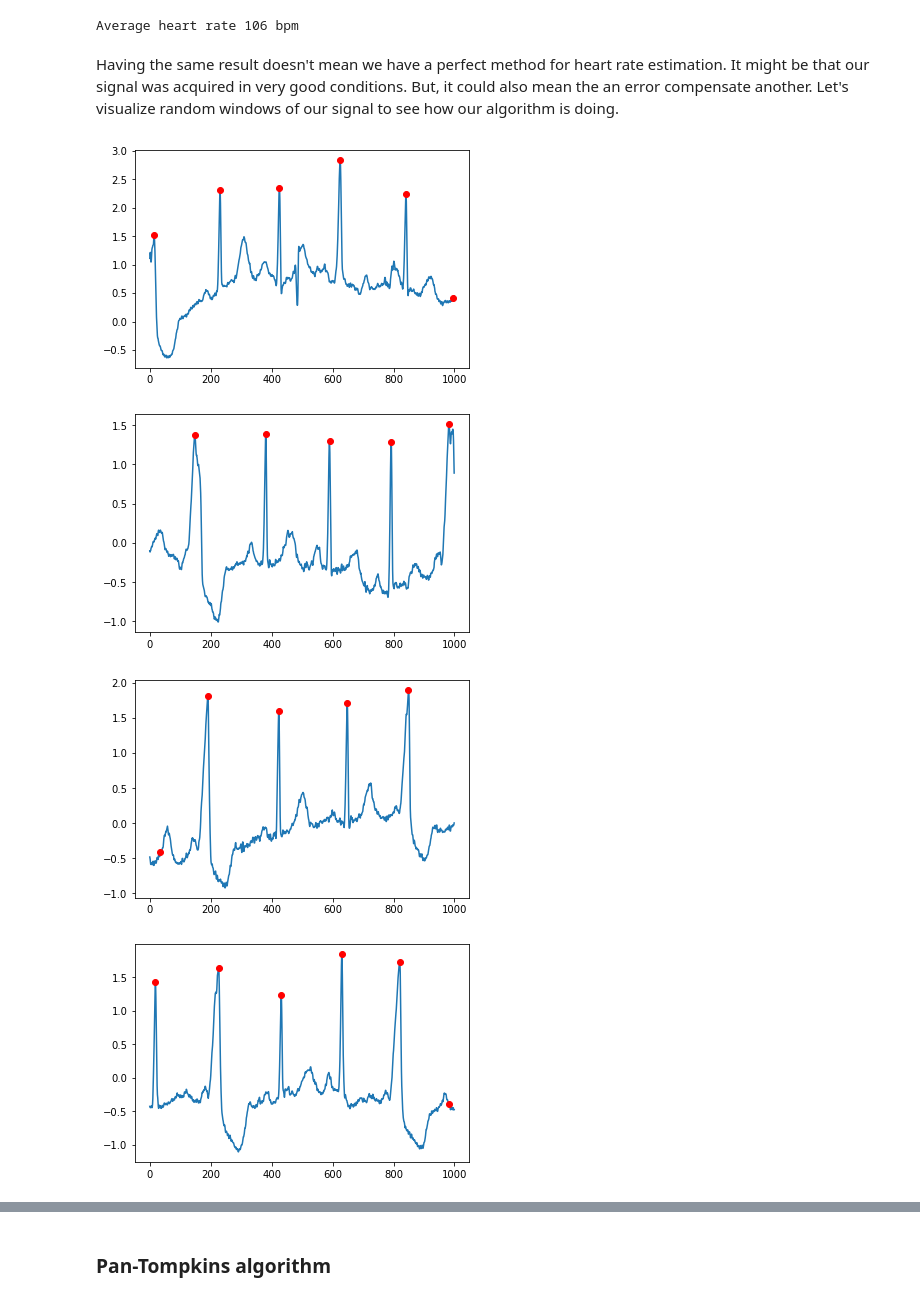
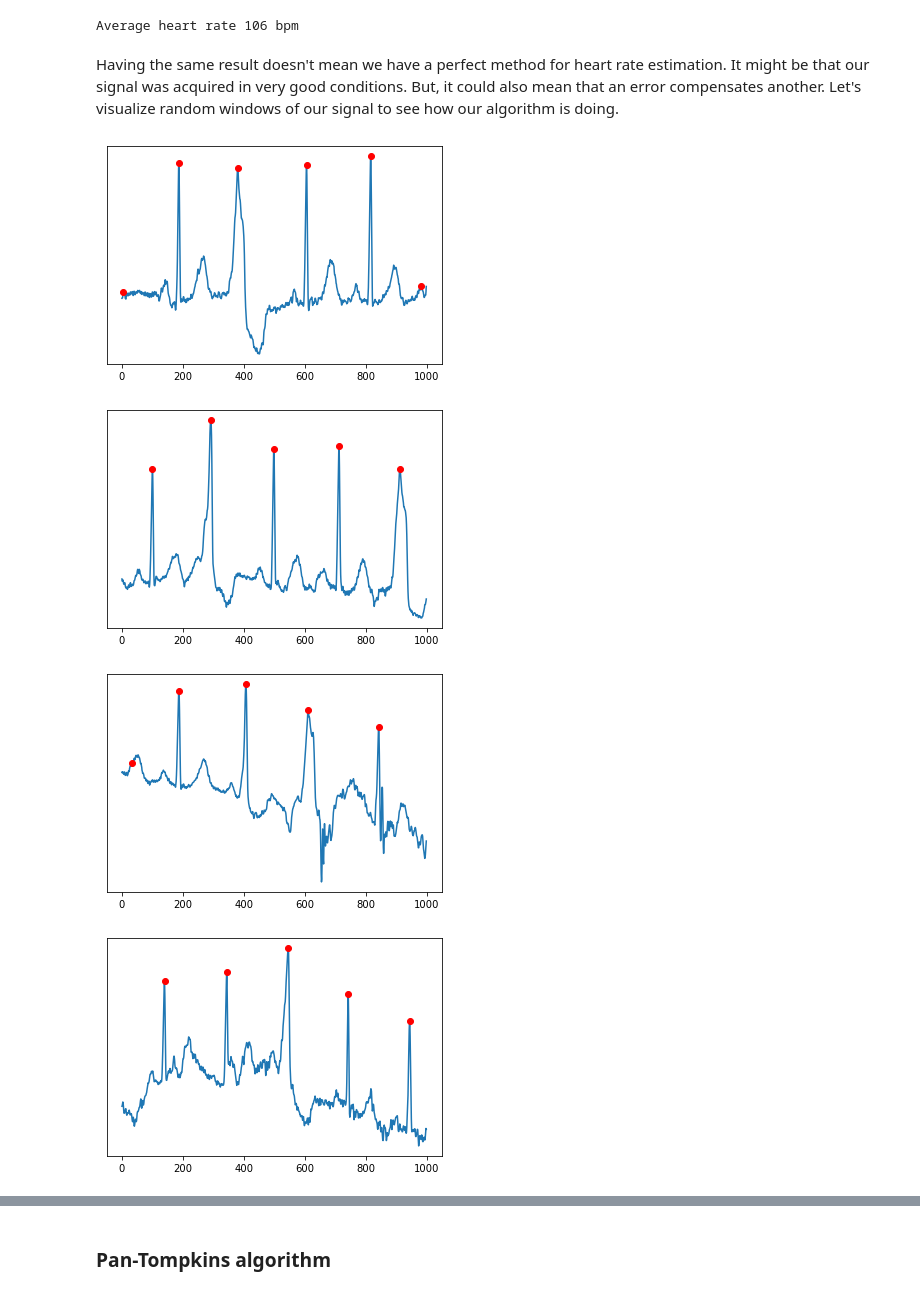
Before and after one commit to krejiba/heart-rate-estimation, a Jupyter notebook: ecg.ipynb, the cells around one changed output, grey strips where cells are left out. Drawn from its saved outputs; the diff is of its cells as text; code cells hidden in the pictures.

```diff
--- a/ecg.ipynb
+++ b/ecg.ipynb
@@ -105,17 +110,18 @@ print('Average heart rate {:.0f} bpm'.format(np.mean(60/np.diff(r_peaks/fs))))
 # %% [output]
 Average heart rate 106 bpm
 # %% [markdown]
-Having the same result doesn't mean we have a perfect method for heart rate estimation. It might be that our signal was acquired in very good conditions. But, it could also mean the an error compensate another. Let's visualize random windows of our signal to see how our algorithm is doing.
+Having the same result doesn't mean we have a perfect method for heart rate estimation. It might be that our signal was acquired in very good conditions. But, it could also mean that an error compensates another. Let's visualize random windows of our signal to see how our algorithm is doing.
 # %%
-for l in range(10):
+for counter in range(10):
     length = 1000
     start = np.random.randint(len(ecg_whole)-length)
     r_peaks, _ = find_peaks(ecg_whole[start:start+length], distance = 150)
     plt.plot(ecg_whole[start:start+length])
     plt.plot(r_peaks, ecg_whole[start:start+length][r_peaks], 'ro')
+    plt.gca().axes.yaxis.set_visible(False)
     plt.show()
 # %% [output]
-[figure, old version]
+[figure, new version]
-[figure, old version]
+[figure, new version]
-[figure, old version]
+[figure, new version]
-[figure, old version]
+[figure, new version]
```
Also changed, not shown: parts of 23 cells of this notebook.
